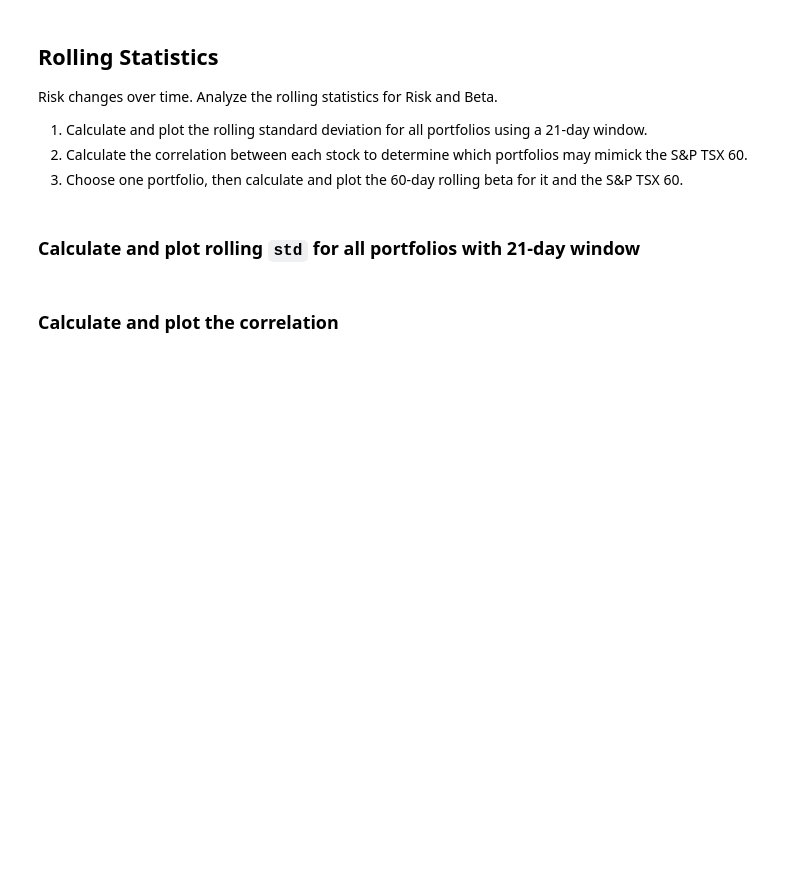
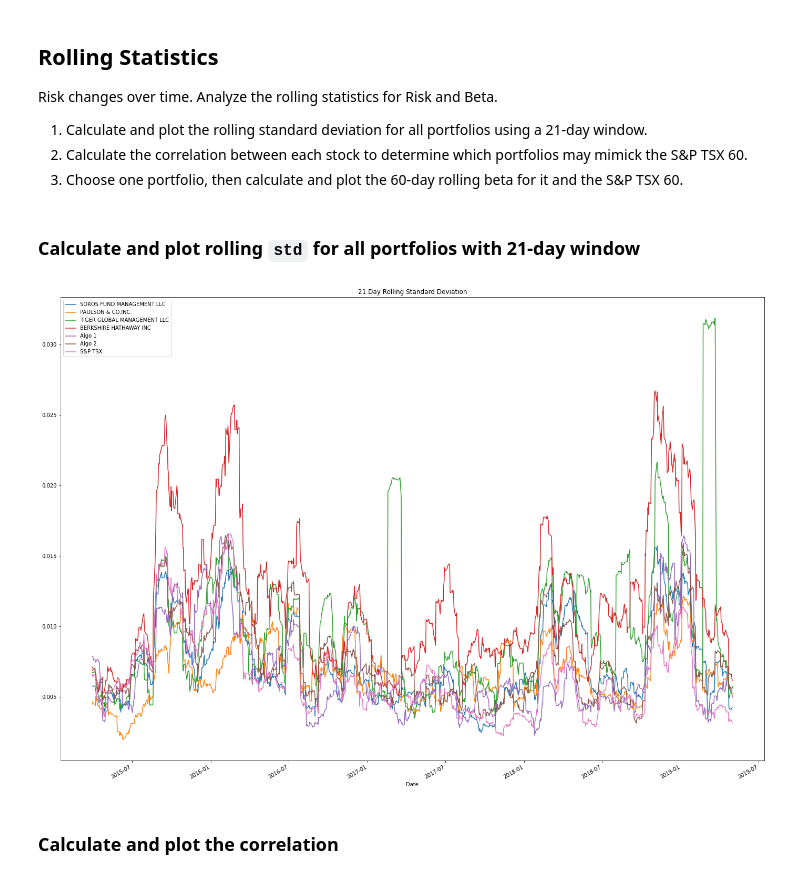
Before and after one commit to vincent-l-j/pandas-analysis, a Jupyter notebook: whale_analysis.ipynb, the cells around one changed output. Cells and saved outputs as stored; diff of their text form; code cells hidden in the pictures; blank space fills up the shorter version.

Commit message:
Rolling std dev 21-day window

```diff
--- a/whale_analysis.ipynb
+++ b/whale_analysis.ipynb
@@ -205,8 +205,10 @@ Risk changes over time. Analyze the rolling statistics for Risk and Beta.
 ### Calculate and plot rolling `std` for all portfolios with 21-day window
 # %%
 # Calculate the rolling standard deviation for all portfolios using a 21-day window
-
+df.rolling(window=21).std().plot(figsize=(24,18), title='21 Day Rolling Standard Deviation');
 # Plot the rolling standard deviation
+# %% [output]
+[figure, added]
 # %% [markdown]
 ### Calculate and plot the correlation
 # %%
```
